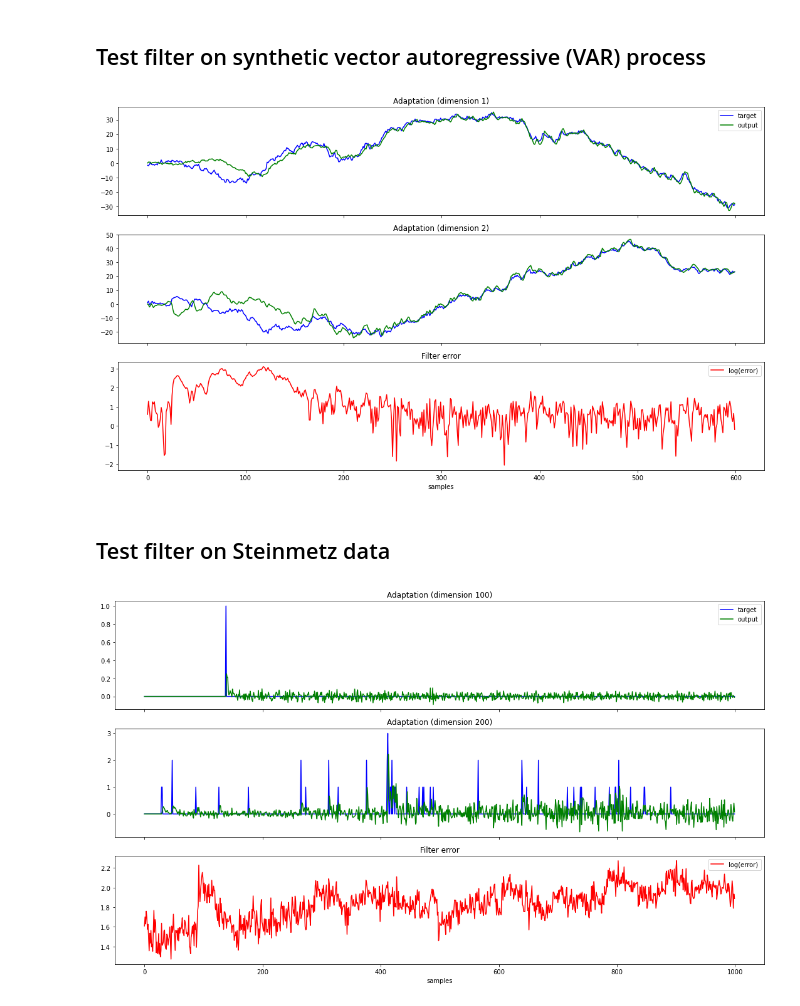
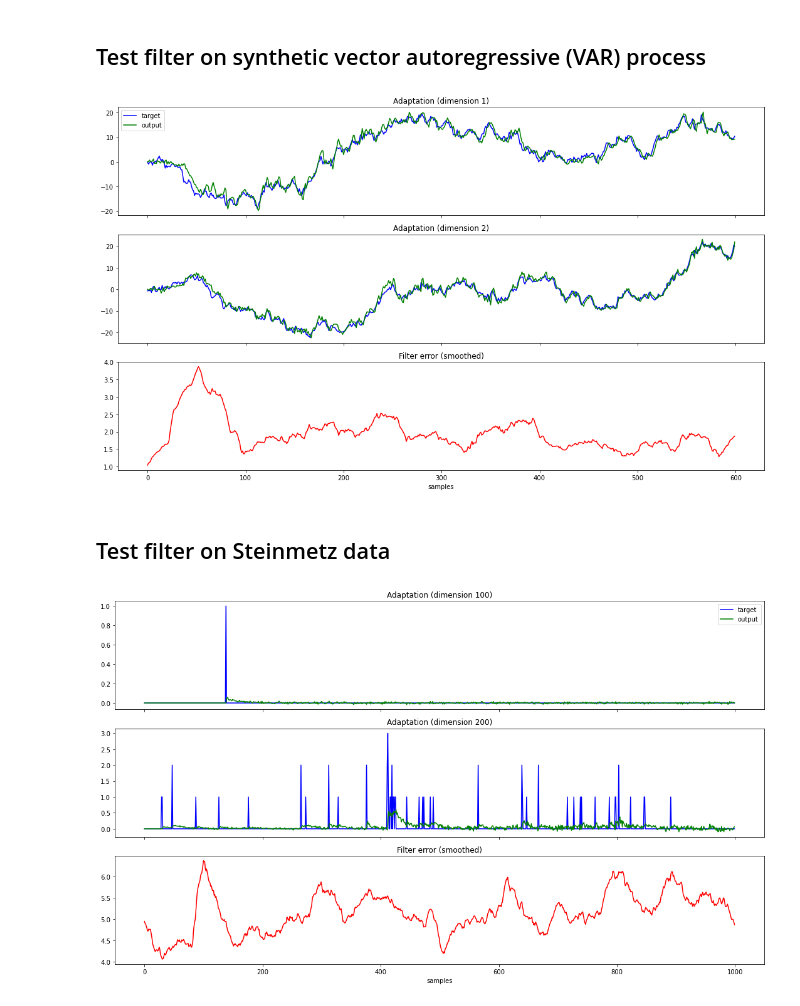
Before and after one commit to conormcgrory/realtime, a Jupyter notebook: basic_prototype/notebooks/lms_filter_test.ipynb, the cells around one changed output. Saved outputs shown, nothing was run; the diff lists cells and outputs as text; code cells hidden in the pictures.

Commit message:
Got basic error plots working in lms_filter.ipynb

```diff
--- a/basic_prototype/notebooks/lms_filter_test.ipynb
+++ b/basic_prototype/notebooks/lms_filter_test.ipynb
@@ -262,7 +273,7 @@ def gen_var(n_pts):
         x_1 = x
 
 # Create LMS filter
-flt = FilterAutoLMS(dim, order, mu=1e-4, wts_init='random')
+flt = FilterAutoLMS(dim, order, mu=0.0005, wts_init='random')
 
 # Run filter and log results
 n_pts = 600
@@ -279,6 +290,3 @@ for k in range(n_pts):
     # Log values
     y_vals[:, k] = y.reshape(-1)
     d_vals[:, k] = x.reshape(-1)
-
-# Compute Euclidean error
-err = np.sum((y_vals - d_vals) ** 2, 0) ** 0.5
@@ -294,14 +309,13 @@ ax_2.set_title('Adaptation (dimension 2)')
 ax_2.plot(d_vals[1, :], 'b')
 ax_2.plot(y_vals[1, :], 'g')
 
-ax_3.set_title('Filter error')
-ax_3.plot(np.log(err), 'r', label='log(error)')
+ax_3.set_title('Filter error (smoothed)')
+ax_3.plot(err_ma, 'r')
 ax_3.set_xlabel('samples')
-ax_3.legend()
 
 plt.tight_layout()
 # %% [output]
-[figure, old version]
+[figure, new version]
 # %% [markdown]
 ## Test filter on Steinmetz data
 # %%
@@ -317,7 +331,7 @@ order = 10
 n_pts = 1000
 
 # Create LMS filter
-flt = FilterLMS(dim, order, mu=0.005, wts_init='zeros')
+flt = FilterLMS(dim, order, mu=0.001, wts_init='zeros')
 
 # Run filter and log results
 d_vals = np.zeros((dim, n_pts))
@@ -340,29 +354,32 @@ for k in range(n_pts):
     # Log values
     d_vals[:, k] = d.reshape(-1)
     y_vals[:, k] = y.reshape(-1)
-
-# Compute Euclidean error
-err = np.sqrt(np.sum((y_vals - d_vals) ** 2, 0))
+# %%
+# Compute Euclidean error
+err = np.sqrt(np.sum((y_vals - d_vals) ** 2, 0))
+
+# Smooth error signal with moving window average
+win_size = 20
+err_ma = uniform_filter1d(err, win_size, mode='nearest')
 # %%
 plot_dim_1 = 100
 plot_dim_2 = 200
 
 fig, (ax_1, ax_2, ax_3) = plt.subplots(3, 1, figsize=(15, 9), sharex=True)
 
 ax_1.set_title(f'Adaptation (dimension {plot_dim_1})')
 ax_1.plot(d_vals[plot_dim_1, :], 'b', label='target')
 ax_1.plot(y_vals[plot_dim_1, :], 'g', label='output')
 ax_1.legend()
 
 ax_2.set_title(f'Adaptation (dimension {plot_dim_2})')
 ax_2.plot(d_vals[plot_dim_2, :], 'b')
 ax_2.plot(y_vals[plot_dim_2, :], 'g')
 
-ax_3.set_title('Filter error')
-ax_3.plot(np.log(err), 'r', label='log(error)')
+ax_3.set_title('Filter error (smoothed)')
+ax_3.plot(err_ma, 'r')
 ax_3.set_xlabel('samples')
-ax_3.legend()
 
 plt.tight_layout()
 # %% [output]
-[figure, old version]
+[figure, new version]
```
Also changed, not shown: parts of 6 cells of this notebook.
